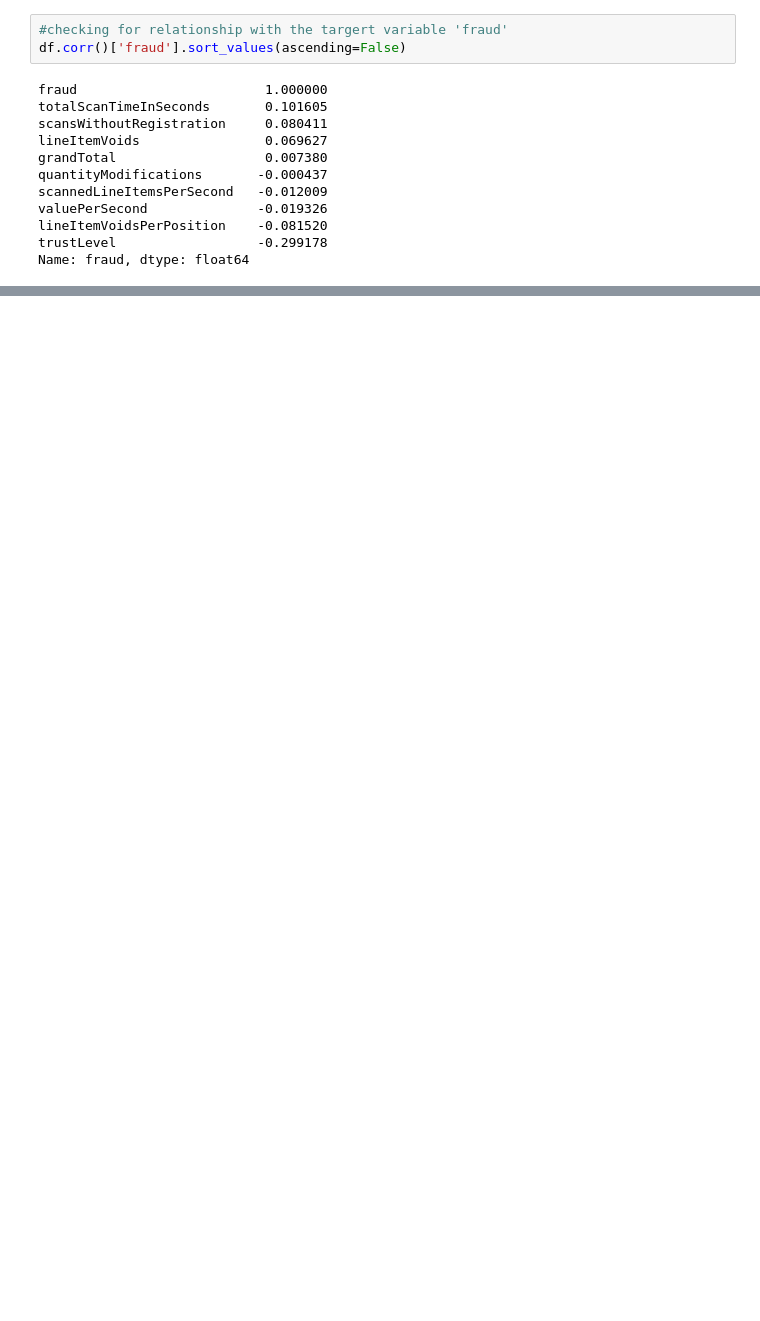
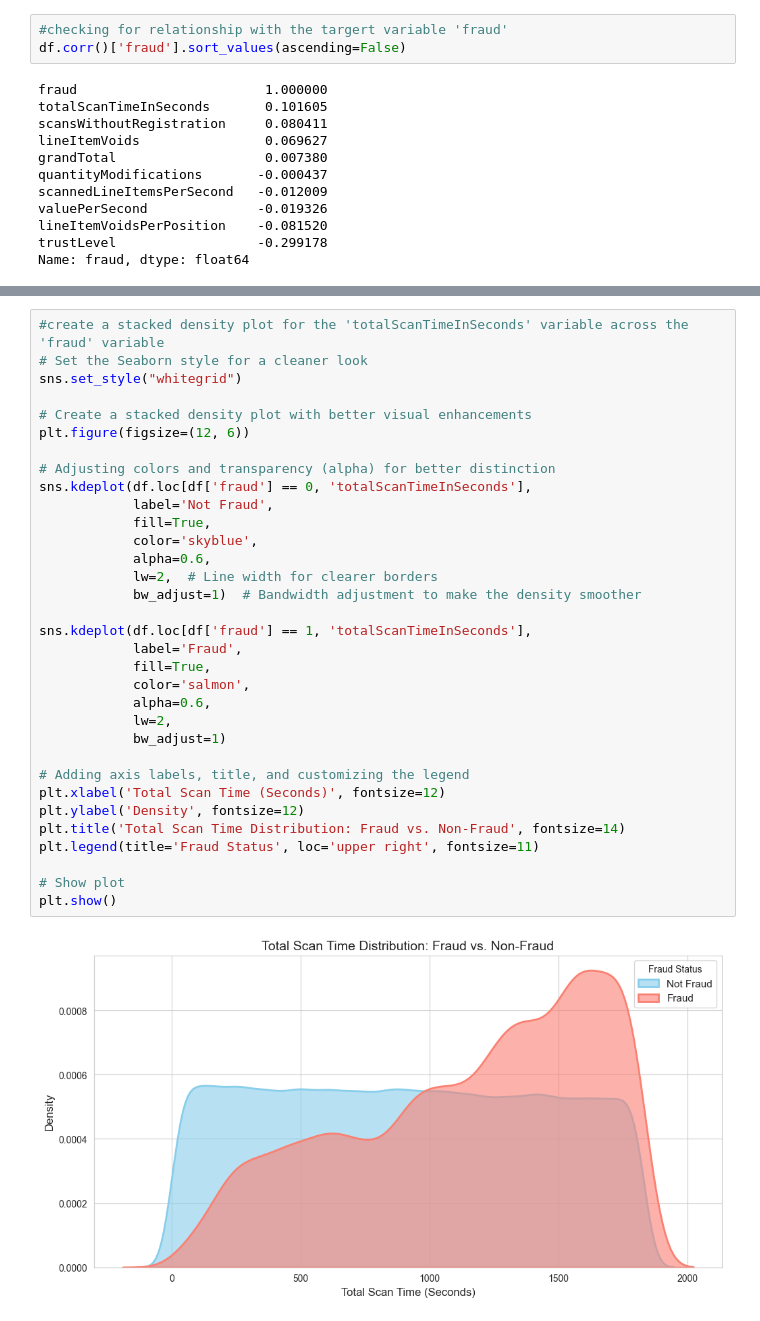
Before and after one commit to Jibincodes/AnalyticsProject2025, a Jupyter notebook: src/analysis.ipynb, the cells around one changed output, grey strips where cells are left out. Cells and saved outputs as stored; diff of their text form; blank space fills up the shorter version.

```diff
--- a/src/analysis.ipynb
+++ b/src/analysis.ipynb
@@ -123,0 +138,35 @@ Name: fraud, dtype: float64
+# %%
+#create a stacked density plot for the 'totalScanTimeInSeconds' variable across the 'fraud' variable
+# Set the Seaborn style for a cleaner look
+sns.set_style("whitegrid")
+
+# Create a stacked density plot with better visual enhancements
+plt.figure(figsize=(12, 6))
+
+# Adjusting colors and transparency (alpha) for better distinction
+sns.kdeplot(df.loc[df['fraud'] == 0, 'totalScanTimeInSeconds'],
+            label='Not Fraud',
+            fill=True,
+            color='skyblue',
+            alpha=0.6,
+            lw=2,  # Line width for clearer borders
+            bw_adjust=1)  # Bandwidth adjustment to make the density smoother
+
+sns.kdeplot(df.loc[df['fraud'] == 1, 'totalScanTimeInSeconds'],
+            label='Fraud',
+            fill=True,
+            color='salmon',
+            alpha=0.6,
+            lw=2,
+            bw_adjust=1)
+
+# Adding axis labels, title, and customizing the legend
+plt.xlabel('Total Scan Time (Seconds)', fontsize=12)
+plt.ylabel('Density', fontsize=12)
+plt.title('Total Scan Time Distribution: Fraud vs. Non-Fraud', fontsize=14)
+plt.legend(title='Fraud Status', loc='upper right', fontsize=11)
+
+# Show plot
+plt.show()
+# %% [output]
+[figure, added]
```
Also changed, not shown: parts of 9 cells of this notebook.
